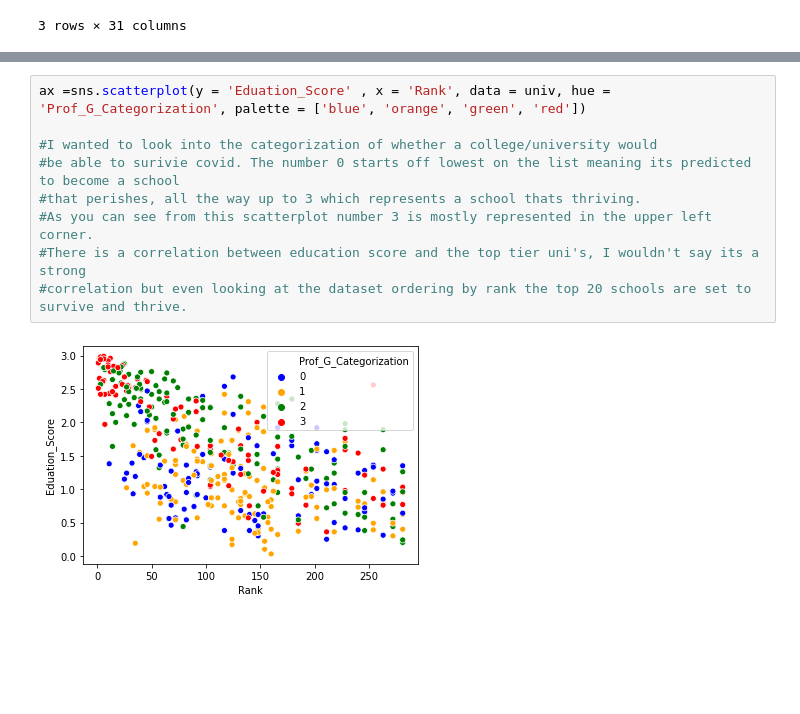
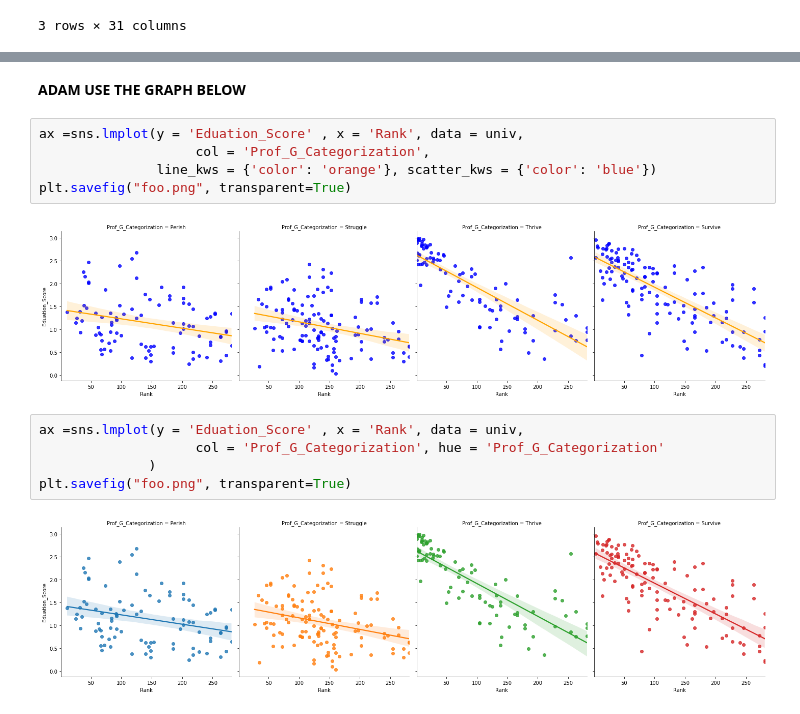
Before and after one commit to priyaseejoor/INTRO-TO-DATA-ANALYSIS, a Jupyter notebook: covid_college.ipynb, the cells around one changed output, grey strips where cells are left out. Cells and saved outputs as stored; diff of their text form; blank space fills up the shorter version.

Commit message:
covid update

```diff
--- a/covid_college.ipynb
+++ b/covid_college.ipynb
@@ -137,14 +157,19 @@ ax =sns.scatterplot(y = 'Eduation_Score' , x = 'Rank', data = univ, hue = 'Prof_
-# %%
-ax =sns.scatterplot(y = 'Eduation_Score' , x = 'Rank', data = univ, hue = 'Prof_G_Categorization', palette = ['blue', 'orange', 'green', 'red'])
-
-#I wanted to look into the categorization of whether a college/university would
-#be able to surivie covid. The number 0 starts off lowest on the list meaning its predicted to become a school
-#that perishes, all the way up to 3 which represents a school thats thriving.
-#As you can see from this scatterplot number 3 is mostly represented in the upper left corner.
-#There is a correlation between education score and the top tier uni's, I wouldn't say its a strong
-#correlation but even looking at the dataset ordering by rank the top 20 schools are set to survive and thrive.
-# %% [output]
-[figure, removed]
+# %% [markdown]
+**ADAM USE THE GRAPH BELOW**
+# %%
+ax =sns.lmplot(y = 'Eduation_Score' , x = 'Rank', data = univ,
+                    col = 'Prof_G_Categorization',
+               line_kws = {'color': 'orange'}, scatter_kws = {'color': 'blue'})
+plt.savefig("foo.png", transparent=True)
+# %% [output]
+[figure, added]
+# %%
+ax =sns.lmplot(y = 'Eduation_Score' , x = 'Rank', data = univ,
+                    col = 'Prof_G_Categorization', hue = 'Prof_G_Categorization'
+              )
+plt.savefig("foo.png", transparent=True)
+# %% [output]
+[figure, added]
 # %%
 agg = univ.groupby('Prof_G_Categorization')[['Endowment_per_Full_Time_Student']].max()
 agg
```
Also changed, not shown: parts of 22 cells of this notebook, 1 other file.
